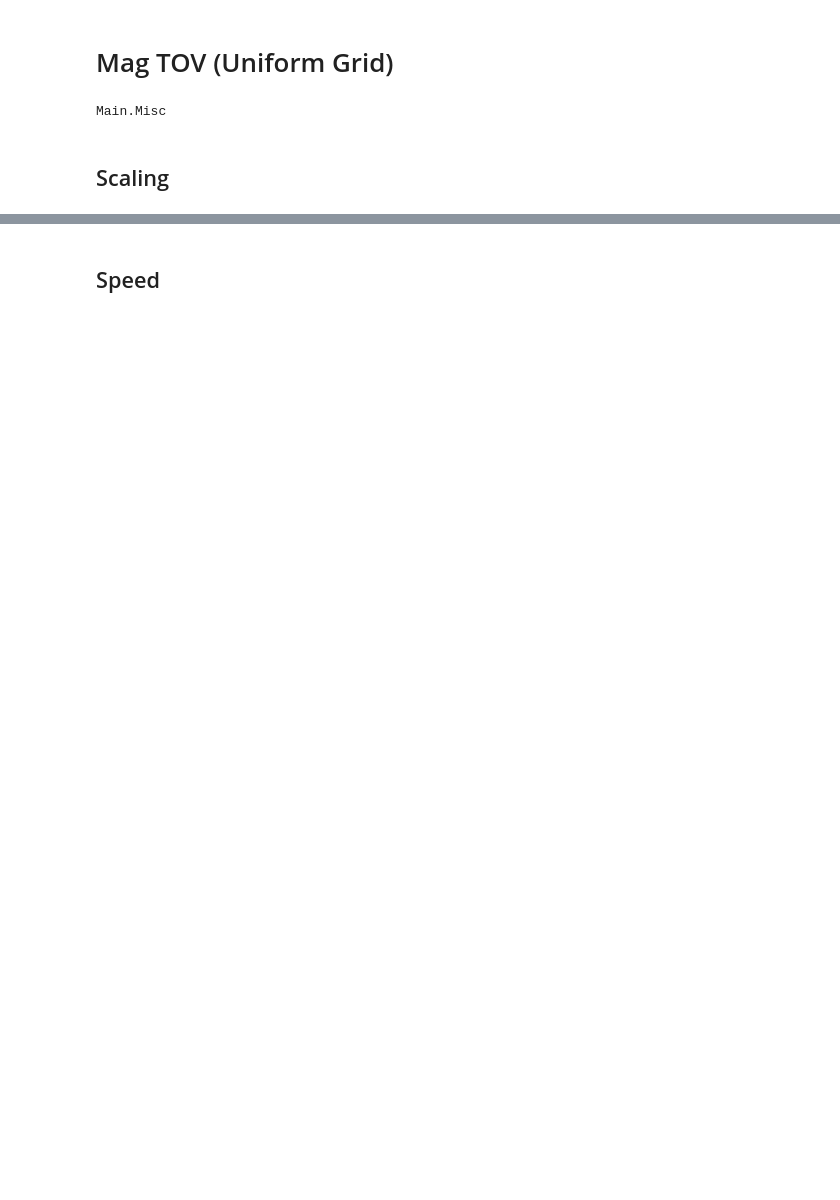
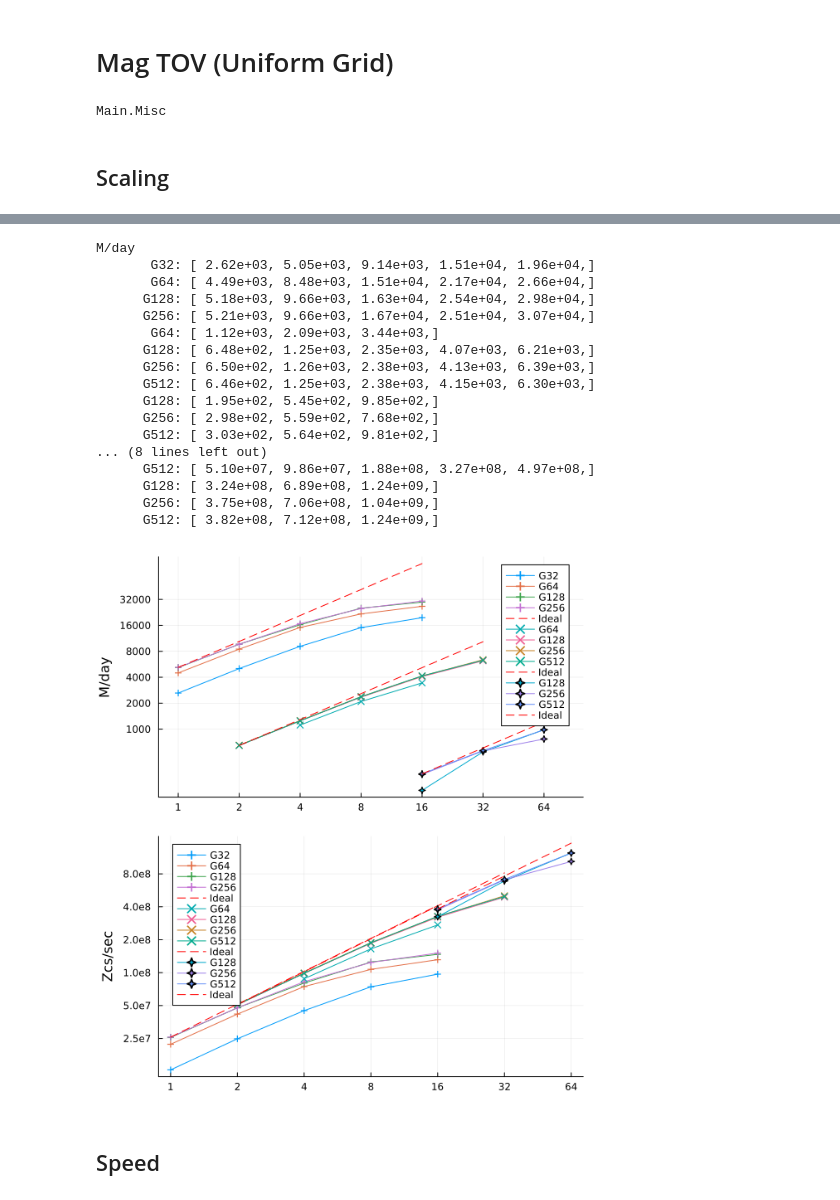
Before and after one commit to lwJi/ETK-Scaling-Tests, a Jupyter notebook: vista/ipynb/magTOV.ipynb, the cells around one changed output, grey strips where cells are left out. Saved outputs shown, nothing was run; the diff lists cells and outputs as text; code cells hidden in the pictures; blank space fills up the shorter version.

```diff
--- a/vista/ipynb/magTOV.ipynb
+++ b/vista/ipynb/magTOV.ipynb
@@ -111,2 +10,64 @@ G512: [3.821221875e8, 7.1162509375e8, 1.23902e9]
+# %%
+let patt_dirss = [
+        ([
+            (r"Cow_UNI_G32-N\d+-MPI\d+_r0000", "G32"),
+            (r"Cow_UNI_G64-N\d+-MPI\d+_r0000", "G64"),
+            (r"Cow_UNI_G128-N\d+-MPI\d+_r0000", "G128"),
+            (r"Cow_UNI_G256-N\d+-MPI\d+_r0000", "G256"),
+        ], "../data/magTOV/magTOV-n256", :cross),
+        ([
+            (r"Cow_UNI_G64-N\d+-MPI\d+_r0000", "G64"),
+            (r"Cow_UNI_G128-N\d+-MPI\d+_r0000", "G128"),
+            (r"Cow_UNI_G256-N\d+-MPI\d+_r0000", "G256"),
+            (r"Cow_UNI_G512-N\d+-MPI\d+_r0000", "G512"),
+        ], "../data/magTOV/magTOV-n512", :xcross),
+        ([
+            (r"Cow_UNI_G128-N\d+-MPI\d+_r0000", "G128"),
+            (r"Cow_UNI_G256-N\d+-MPI\d+_r0000", "G256"),
+            (r"Cow_UNI_G512-N\d+-MPI\d+_r0000", "G512"),
+        ], "../data/magTOV/magTOV-n1024", :star4),
+    ]
+
+    # Plot M/day
+    plt1 = plot(ylabel="M/day", xscale=:log10, yscale=:log10, xlim=(0.8, 100))
+    xs = [1, 2, 4, 8, 16, 32, 64]
+    xticks!(plt1, xs, [string(n) for n in xs])
+    ys = [1000, 2000, 4000, 8000, 16000, 32000]
+    yticks!(plt1, ys, [string(n) for n in ys])
+    println("M/day")
+    Misc.plot_scaling(plt1, patt_dirss; option="TotalComputeTime", is_plot_ideal=true, is_print_value=true)
+
+    # Plot Zcs/sec
+    plt2 = plot(ylabel="Zcs/sec", xscale=:log10, yscale=:log10)
+    xs = [1, 2, 4, 8, 16, 32, 64]
+    xticks!(plt2, xs, [string(n) for n in xs])
+    ys = [2.5e7, 5e7, 1e8, 2e8, 4e8, 8e8]
+    yticks!(plt2, ys, [string(n) for n in ys])
+    println("Zcs/sec")
+    Misc.plot_scaling(plt2, patt_dirss; option="ZcsPerSecond", is_plot_ideal=true, is_print_value=true)
+
+    # Sum
+    plt = plot(plt1, plt2, layout=(2,1), size = (600, 675))
+    display(plt)
+end
+# %% [output]
+M/day
+       G32: [ 2.62e+03, 5.05e+03, 9.14e+03, 1.51e+04, 1.96e+04,]
+       G64: [ 4.49e+03, 8.48e+03, 1.51e+04, 2.17e+04, 2.66e+04,]
+      G128: [ 5.18e+03, 9.66e+03, 1.63e+04, 2.54e+04, 2.98e+04,]
+      G256: [ 5.21e+03, 9.66e+03, 1.67e+04, 2.51e+04, 3.07e+04,]
+       G64: [ 1.12e+03, 2.09e+03, 3.44e+03,]
+      G128: [ 6.48e+02, 1.25e+03, 2.35e+03, 4.07e+03, 6.21e+03,]
+      G256: [ 6.50e+02, 1.26e+03, 2.38e+03, 4.13e+03, 6.39e+03,]
+      G512: [ 6.46e+02, 1.25e+03, 2.38e+03, 4.15e+03, 6.30e+03,]
+      G128: [ 1.95e+02, 5.45e+02, 9.85e+02,]
+      G256: [ 2.98e+02, 5.59e+02, 7.68e+02,]
+      G512: [ 3.03e+02, 5.64e+02, 9.81e+02,]
+... (8 lines left out)
+      G512: [ 5.10e+07, 9.86e+07, 1.88e+08, 3.27e+08, 4.97e+08,]
+      G128: [ 3.24e+08, 6.89e+08, 1.24e+09,]
+      G256: [ 3.75e+08, 7.06e+08, 1.04e+09,]
+      G512: [ 3.82e+08, 7.12e+08, 1.24e+09,]
+[figure, added]
 # %% [markdown]
 ## Speed
```
Also changed, not shown: parts of 11 cells of this notebook.
